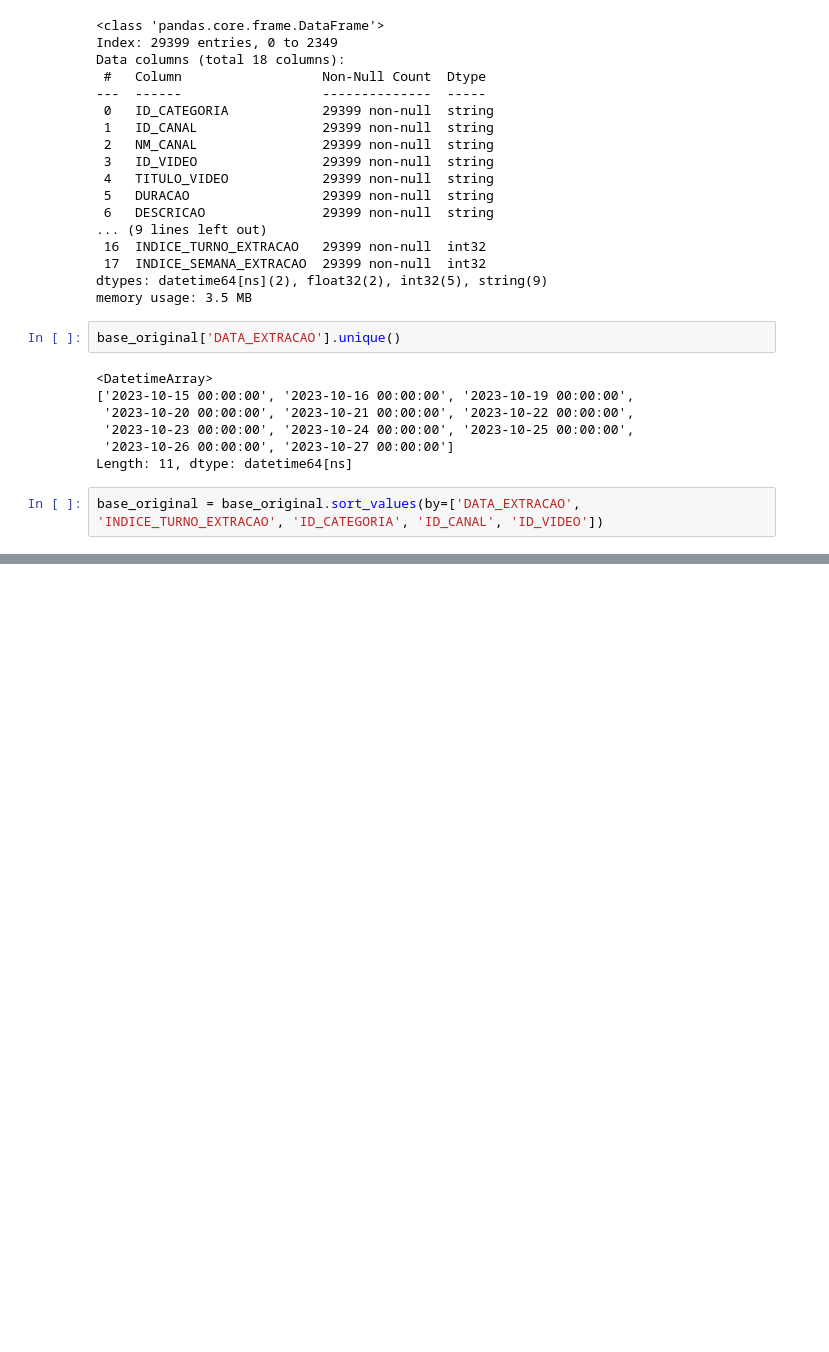
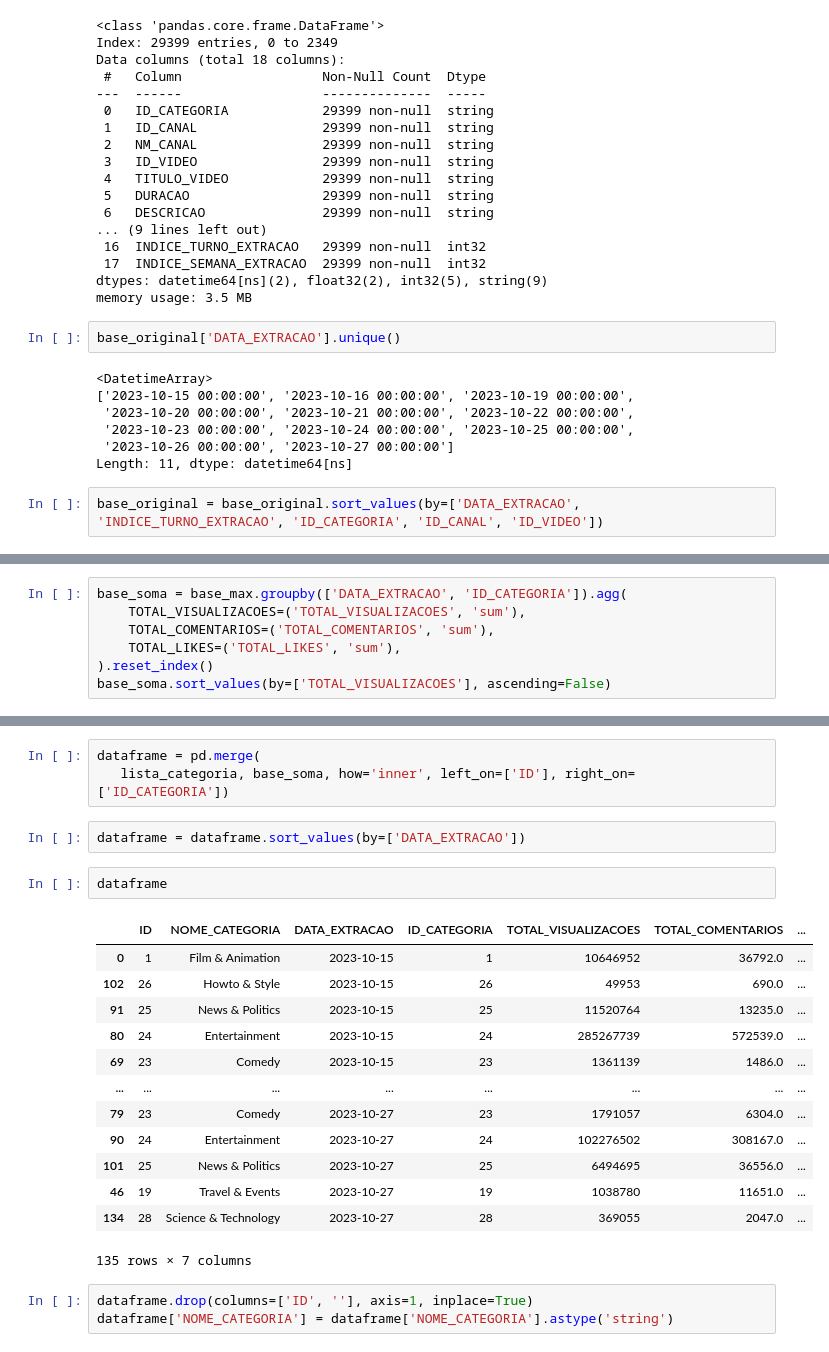
Before and after one commit to rodrigorocha1/analise_dados_youtube, a Jupyter notebook: notebooks/etl_trends.ipynb, the cells around one changed output, grey strips where cells are left out. Cells and saved outputs as stored; diff of their text form; blank space fills up the shorter version.

```diff
--- a/notebooks/etl_trends.ipynb
+++ b/notebooks/etl_trends.ipynb
@@ -310,0 +293,7 @@ base_teste.query('DATA_EXTRACAO == "2023-10-15"').groupby(['DATA_EXTRACAO','ID_C
+# %%
+base_soma = base_max.groupby(['DATA_EXTRACAO', 'ID_CATEGORIA']).agg(
+    TOTAL_VISUALIZACOES=('TOTAL_VISUALIZACOES', 'sum'),
+    TOTAL_COMENTARIOS=('TOTAL_COMENTARIOS', 'sum'),
+    TOTAL_LIKES=('TOTAL_LIKES', 'sum'),
+).reset_index()
+base_soma.sort_values(by=['TOTAL_VISUALIZACOES'], ascending=False)
@@ -310,0 +314,24 @@ base_teste.query('DATA_EXTRACAO == "2023-10-15"').groupby(['DATA_EXTRACAO','ID_C
+# %%
+dataframe = pd.merge(
+   lista_categoria, base_soma, how='inner', left_on=['ID'], right_on=['ID_CATEGORIA'])
+# %%
+dataframe = dataframe.sort_values(by=['DATA_EXTRACAO'])
+# %%
+dataframe
+# %% [output]
+|  | ID | NOME_CATEGORIA | DATA_EXTRACAO | ID_CATEGORIA | TOTAL_VISUALIZACOES | TOTAL_COMENTARIOS | ... |
+| 0 | 1 | Film & Animation | 2023-10-15 | 1 | 10646952 | 36792.0 | ... |
+| 102 | 26 | Howto & Style | 2023-10-15 | 26 | 49953 | 690.0 | ... |
+| 91 | 25 | News & Politics | 2023-10-15 | 25 | 11520764 | 13235.0 | ... |
+| 80 | 24 | Entertainment | 2023-10-15 | 24 | 285267739 | 572539.0 | ... |
+| 69 | 23 | Comedy | 2023-10-15 | 23 | 1361139 | 1486.0 | ... |
+| ... | ... | ... | ... | ... | ... | ... | ... |
+| 79 | 23 | Comedy | 2023-10-27 | 23 | 1791057 | 6304.0 | ... |
+| 90 | 24 | Entertainment | 2023-10-27 | 24 | 102276502 | 308167.0 | ... |
+| 101 | 25 | News & Politics | 2023-10-27 | 25 | 6494695 | 36556.0 | ... |
+| 46 | 19 | Travel & Events | 2023-10-27 | 19 | 1038780 | 11651.0 | ... |
+| 134 | 28 | Science & Technology | 2023-10-27 | 28 | 369055 | 2047.0 | ... |
+135 rows × 7 columns
+# %%
+dataframe.drop(columns=['ID', ''], axis=1, inplace=True)
+dataframe['NOME_CATEGORIA'] = dataframe['NOME_CATEGORIA'].astype('string')
```
Also changed, not shown: parts of 13 cells of this notebook.
